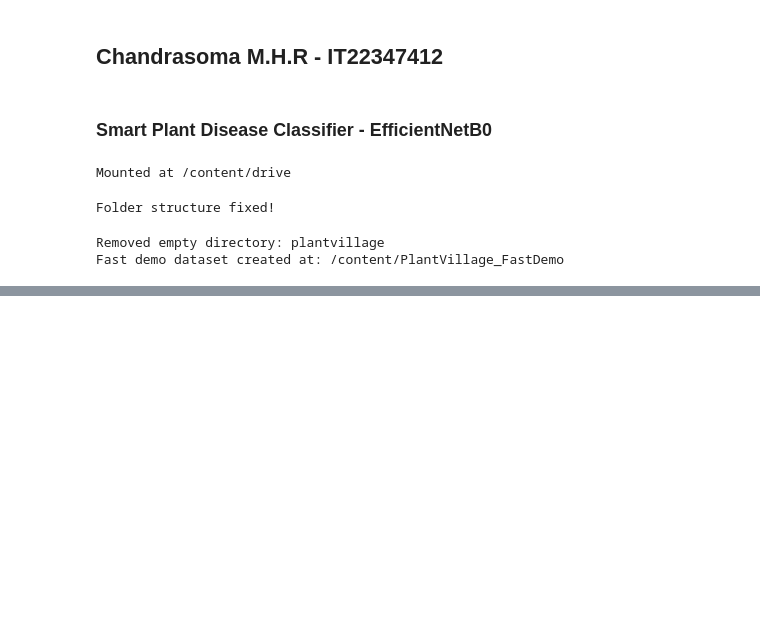
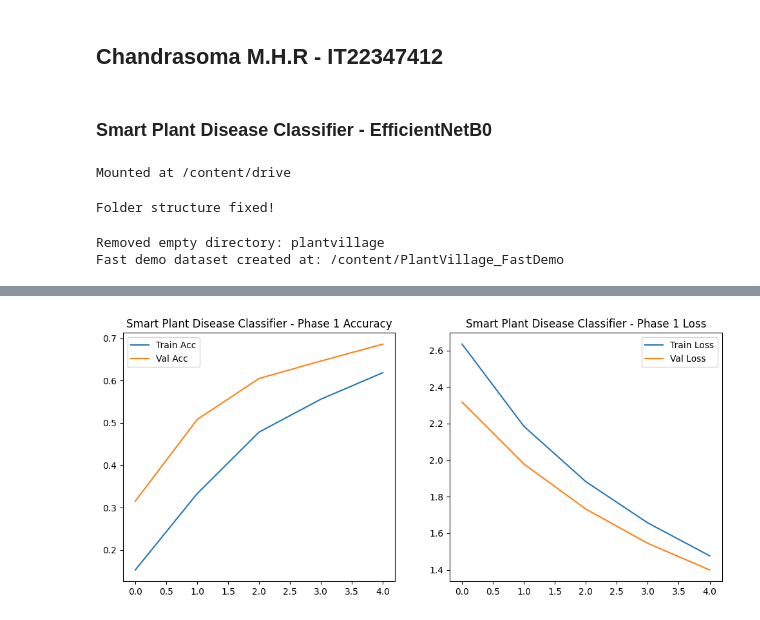
Before and after one commit to ChirathiSomadasa/Deep_Learning_Assignment, a Jupyter notebook: Deep_Learning_Assignment.ipynb, the cells around one changed output, grey strips where cells are left out. Cells and saved outputs as stored; diff of their text form; code cells hidden in the pictures; blank space fills up the shorter version.

```diff
--- a/Deep_Learning_Assignment.ipynb
+++ b/Deep_Learning_Assignment.ipynb
@@ -568,12 +568,13 @@ Fast demo dataset created at: /content/PlantVillage_FastDemo
 # STEP 4: Data Preprocessing
 import tensorflow as tf
 from tensorflow.keras.preprocessing.image import ImageDataGenerator
+from tensorflow.keras.applications.efficientnet import preprocess_input
 
 IMG_SIZE = 224
 BATCH_SIZE = 32
 
 train_datagen = ImageDataGenerator(
-    rescale=1./255,
+    preprocessing_function=preprocess_input,
     validation_split=0.2,
     rotation_range=20,
     zoom_range=0.2,
@@ -581,7 +582,7 @@ train_datagen = ImageDataGenerator(
 )
 
 valid_datagen = ImageDataGenerator(
-    rescale=1./255,
+    preprocessing_function=preprocess_input,
     validation_split=0.2
 )
 
@@ -658,19 +657,29 @@ Model: "smart_plant_disease_classifier"
  Non-trainable params: 4,049,571 (15.45 MB)
 # %%
 # STEP 6: Training Phase 1 (Feature Extraction)
-model.compile(optimizer=Adam(learning_rate=1e-3),
+from tensorflow.keras.callbacks import EarlyStopping, ModelCheckpoint
+from tensorflow.keras.optimizers import Adam
+import matplotlib.pyplot as plt
+
+for layer in base_model.layers:
+    layer.trainable = False
+
+model.compile(optimizer=Adam(learning_rate=1e-4),
               loss='categorical_crossentropy',
               metrics=['accuracy'])
+
+# Callbacks
+es = EarlyStopping(monitor='val_loss', patience=5, restore_best_weights=True)
+ckpt = ModelCheckpoint("best_phase1_model.keras", monitor='val_accuracy', save_best_only=True)
 
 history1 = model.fit(
     train_generator,
     validation_data=valid_generator,
-    epochs=5
+    epochs=5,
+    callbacks=[es, ckpt]
 )
 
 # Plot Phase 1 Metrics
-import matplotlib.pyplot as plt
-
 plt.figure(figsize=(12,5))
 plt.subplot(1,2,1)
 plt.plot(history1.history['accuracy'], label='Train Acc')
@@ -684,3 +693,4 @@ plt.plot(history1.history['val_loss'], label='Val Loss')
 plt.title("Smart Plant Disease Classifier - Phase 1 Loss")
 plt.legend()
 plt.show()
+# %% [output]
@@ -687,2 +707,3 @@ plt.show()
+[figure, added]
 # %%
 # STEP 7: Training Phase 2 (Fine-Tuning)
```
Also changed, not shown: parts of 8 cells of this notebook.
